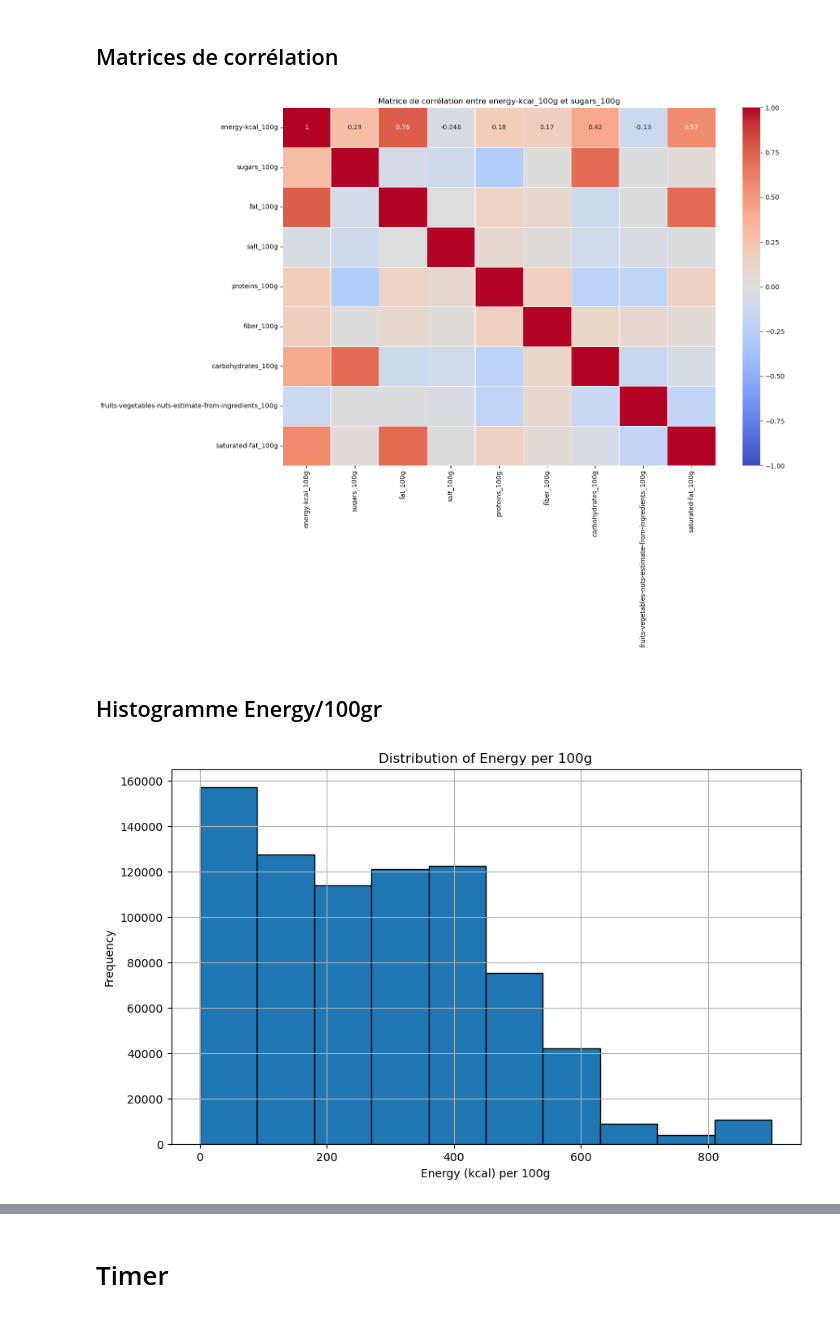
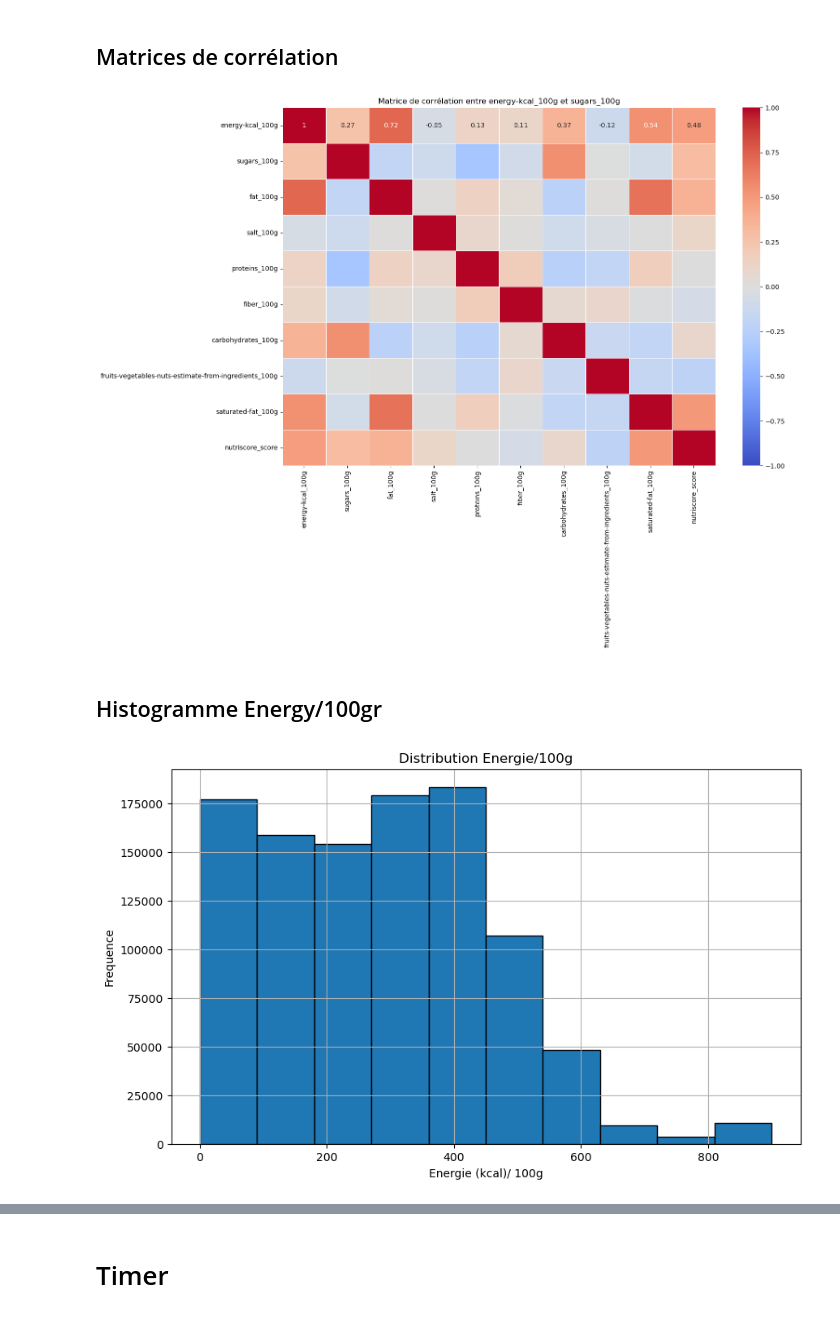
Before and after one commit to Ranack/Datafood, a Jupyter notebook: Foodfact.ipynb, the cells around one changed output, grey strips where cells are left out. Cells and saved outputs as stored; diff of their text form; code cells hidden in the pictures.

```diff
--- a/Foodfact.ipynb
+++ b/Foodfact.ipynb
@@ -34,7 +34,7 @@ if nan_rates:
 
     # Chargement des données filtrées
     df = pd.read_csv(filename, sep='\t', usecols=cols_to_load)
-    df = df.drop(['url','states','additives_n','nutrition-score-fr_100g','energy_100g','main_category','completeness','nutrient_levels_tags','brands','nova_group','food_groups','categories','creator','pnns_groups_1','serving_size','serving_quantity','categories','image_nutrition_url','ingredients_analysis_tags','ingredients_tags','ingredients_text','image_nutrition_small_url','pnns_groups_2','created_datetime','food_groups_tags','food_groups_en','states_tags','sodium_100g','states_en','last_image_datetime','last_modified_t','last_modified_datetime','created_t','last_modified_by','main_category_en','image_url','image_small_url','last_updated_t','last_image_t','brands_tags','last_updated_datetime','categories_en','categories_tags','countries_tags','countries_en'], axis=1)
+    df = df.drop(['url','states','additives_n','nutrition-score-fr_100g','energy_100g','main_category','completeness','nutrient_levels_tags','brands','nova_group','food_groups','categories','creator','serving_size','serving_quantity','categories','image_nutrition_url','ingredients_analysis_tags','ingredients_tags','ingredients_text','image_nutrition_small_url','created_datetime','food_groups_tags','food_groups_en','states_tags','sodium_100g','states_en','last_image_datetime','last_modified_t','last_modified_datetime','created_t','last_modified_by','main_category_en','image_url','image_small_url','last_updated_t','last_image_t','brands_tags','last_updated_datetime','categories_en','categories_tags','countries_tags','countries_en'], axis=1)
     print(df.head())
 
 # Liste des mots clés à rechercher dans la colonne 'countries'
@@ -345,24 +360,24 @@ df.head(10)
 # %% [markdown]
 ## Matrices de corrélation
 # %%
-correlation_matrix = df[['energy-kcal_100g', 'sugars_100g','fat_100g','salt_100g','proteins_100g','fiber_100g','carbohydrates_100g','fruits-vegetables-nuts-estimate-from-ingredients_100g','saturated-fat_100g']].corr()
+correlation_matrix = df[['energy-kcal_100g', 'sugars_100g','fat_100g','salt_100g','proteins_100g','fiber_100g','carbohydrates_100g','fruits-vegetables-nuts-estimate-from-ingredients_100g','saturated-fat_100g','nutriscore_score',]].corr()
 
 # Afficher la matrice de corrélation
 plt.figure(figsize=(15, 10))
 sns.heatmap(correlation_matrix, annot=True, cmap='coolwarm', vmin=-1, vmax=1, center=0, linewidths=.5)
 plt.title('Matrice de corrélation entre energy-kcal_100g et sugars_100g')
 plt.show()
 # %% [output]
-[figure, old version]
+[figure, new version]
 # %% [markdown]
 ## Histogramme Energy/100gr
 # %%
 plt.figure(figsize=(10, 6))
 plt.hist(df['energy-kcal_100g'], edgecolor='black')
-plt.xlabel('Energy (kcal) per 100g')
-plt.ylabel('Frequency')
-plt.title('Distribution of Energy per 100g')
+plt.xlabel('Energie (kcal)/ 100g')
+plt.ylabel('Frequence')
+plt.title('Distribution Energie/100g')
 plt.grid(True)
 plt.show()
 # %% [output]
-[figure, old version]
+[figure, new version]
```
Also changed, not shown: parts of 19 cells of this notebook.
